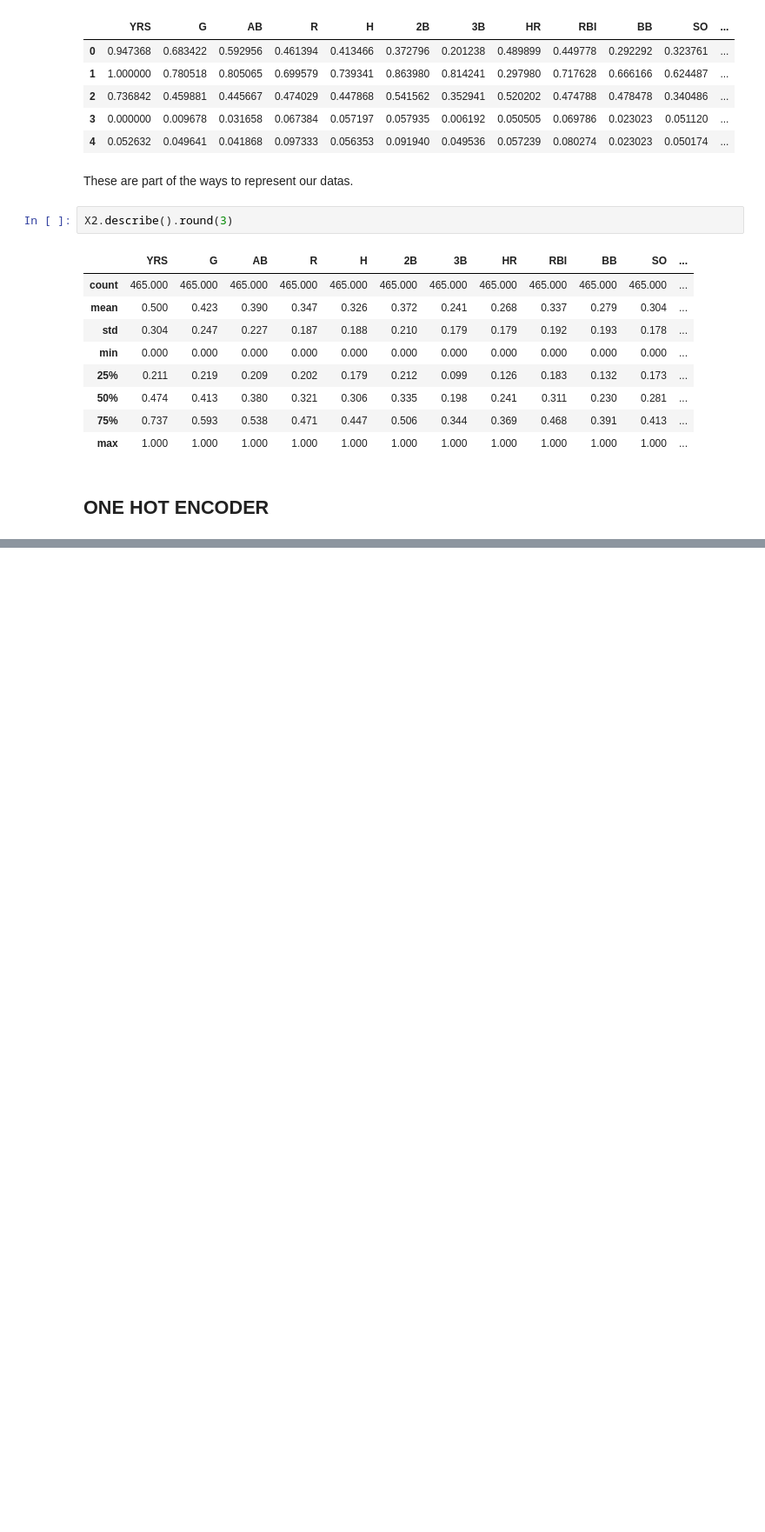
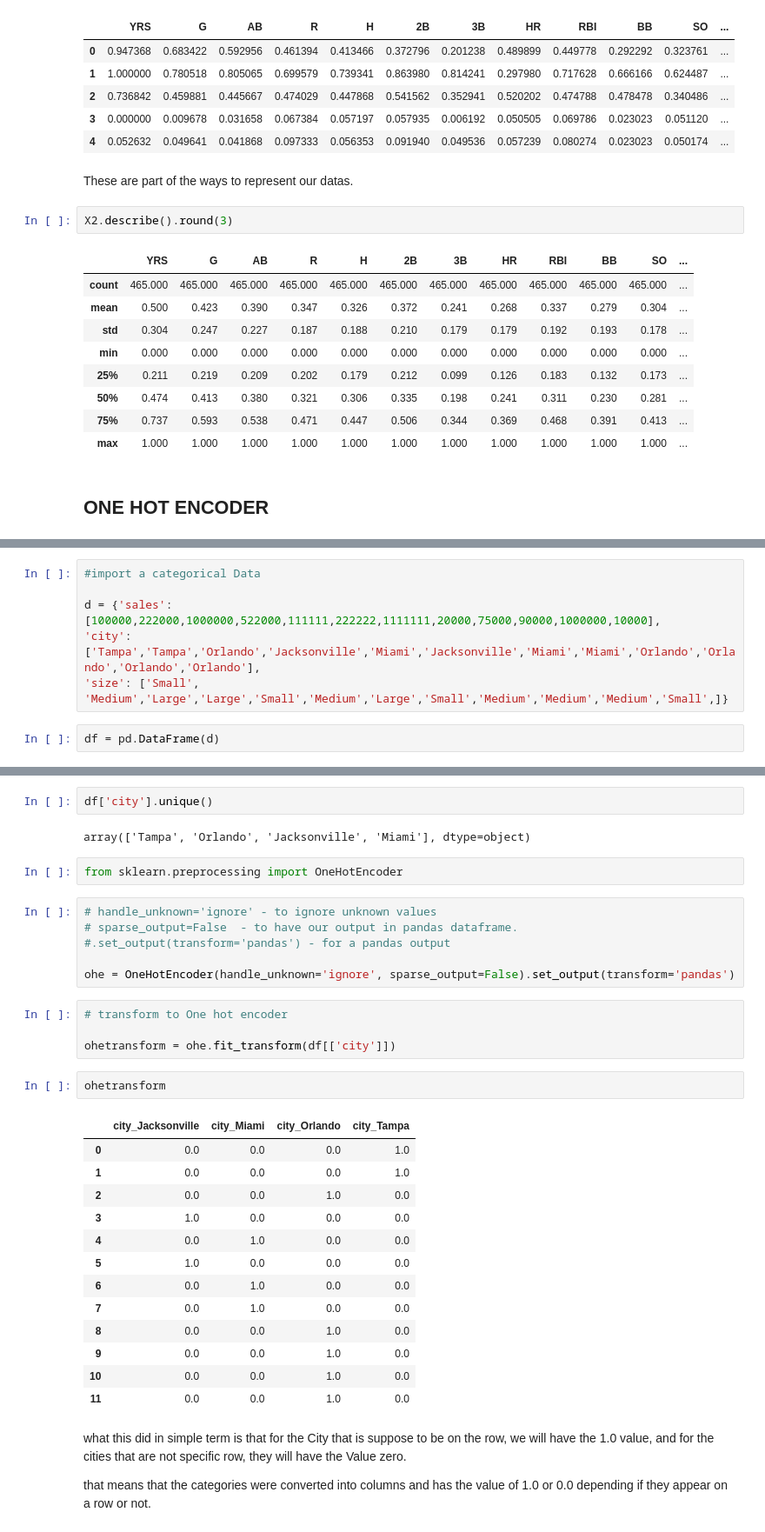
Before and after one commit to LegendSeyi/AI-tutorial-practice, a Jupyter notebook: train_test_split.ipynb, the cells around one changed output, grey strips where cells are left out. Shown: that part at 87% size. Cells and saved outputs as stored; diff of their text form; blank space fills up the shorter version.

```diff
--- a/train_test_split.ipynb
+++ b/train_test_split.ipynb
@@ -283,0 +284,8 @@ One hot encoder is really good whe
+# %%
+#import a categorical Data
+
+d = {'sales': [100000,222000,1000000,522000,111111,222222,1111111,20000,75000,90000,1000000,10000],
+'city': ['Tampa','Tampa','Orlando','Jacksonville','Miami','Jacksonville','Miami','Miami','Orlando','Orlando','Orlando','Orlando'],
+'size': ['Small', 'Medium','Large','Large','Small','Medium','Large','Small','Medium','Medium','Medium','Small',]}
+# %%
+df = pd.DataFrame(d)
@@ -283,0 +301,37 @@ One hot encoder is really good whe
+# %%
+df['city'].unique()
+# %% [output]
+array(['Tampa', 'Orlando', 'Jacksonville', 'Miami'], dtype=object)
+# %%
+from sklearn.preprocessing import OneHotEncoder
+# %%
+# handle_unknown='ignore' - to ignore unknown values
+# sparse_output=False  - to have our output in pandas dataframe.
+#.set_output(transform='pandas') - for a pandas output
+
+ohe = OneHotEncoder(handle_unknown='ignore', sparse_output=False).set_output(transform='pandas')
+# %%
+# transform to One hot encoder
+
+ohetransform = ohe.fit_transform(df[['city']])
+# %%
+ohetransform
+# %% [output]
+|  | city_Jacksonville | city_Miami | city_Orlando | city_Tampa |
+| 0 | 0.0 | 0.0 | 0.0 | 1.0 |
+| 1 | 0.0 | 0.0 | 0.0 | 1.0 |
+| 2 | 0.0 | 0.0 | 1.0 | 0.0 |
+| 3 | 1.0 | 0.0 | 0.0 | 0.0 |
+| 4 | 0.0 | 1.0 | 0.0 | 0.0 |
+| 5 | 1.0 | 0.0 | 0.0 | 0.0 |
+| 6 | 0.0 | 1.0 | 0.0 | 0.0 |
+| 7 | 0.0 | 1.0 | 0.0 | 0.0 |
+| 8 | 0.0 | 0.0 | 1.0 | 0.0 |
+| 9 | 0.0 | 0.0 | 1.0 | 0.0 |
+| 10 | 0.0 | 0.0 | 1.0 | 0.0 |
+| 11 | 0.0 | 0.0 | 1.0 | 0.0 |
+# %% [markdown]
+what this did in simple term is that for the City that is suppose to be on the row, we will have the 1.0 value, and for the cities that are not specific row, they will have the Value zero.
+
+
+that means that the categories were converted into columns and has the value of 1.0 or 0.0 depending if they appear on a row or not.
```
Also changed, not shown: parts of 5 cells of this notebook.
